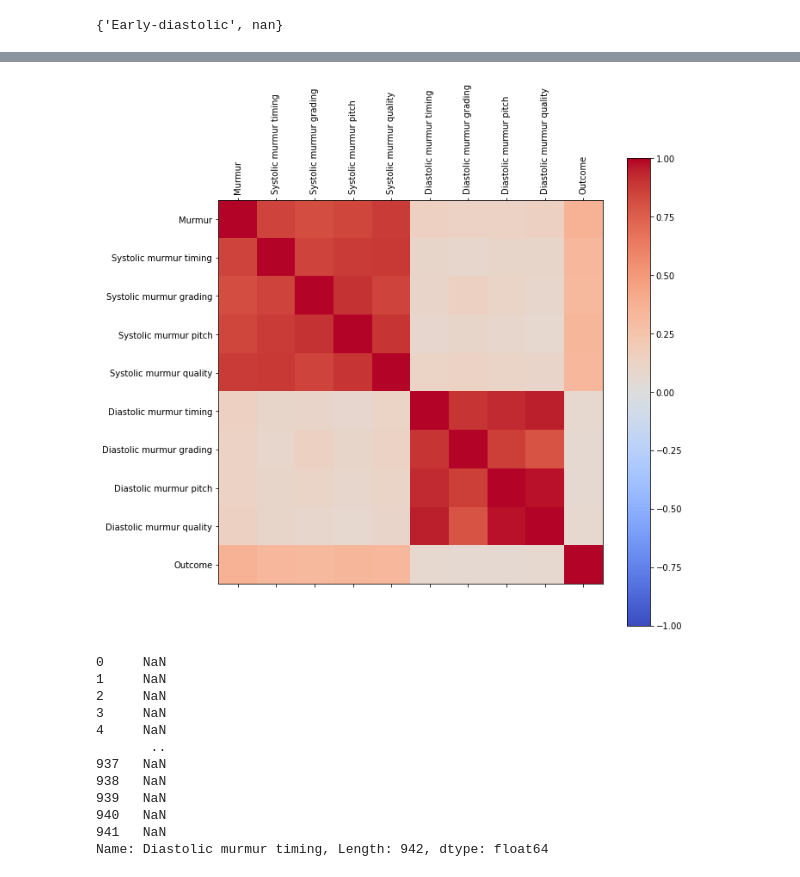
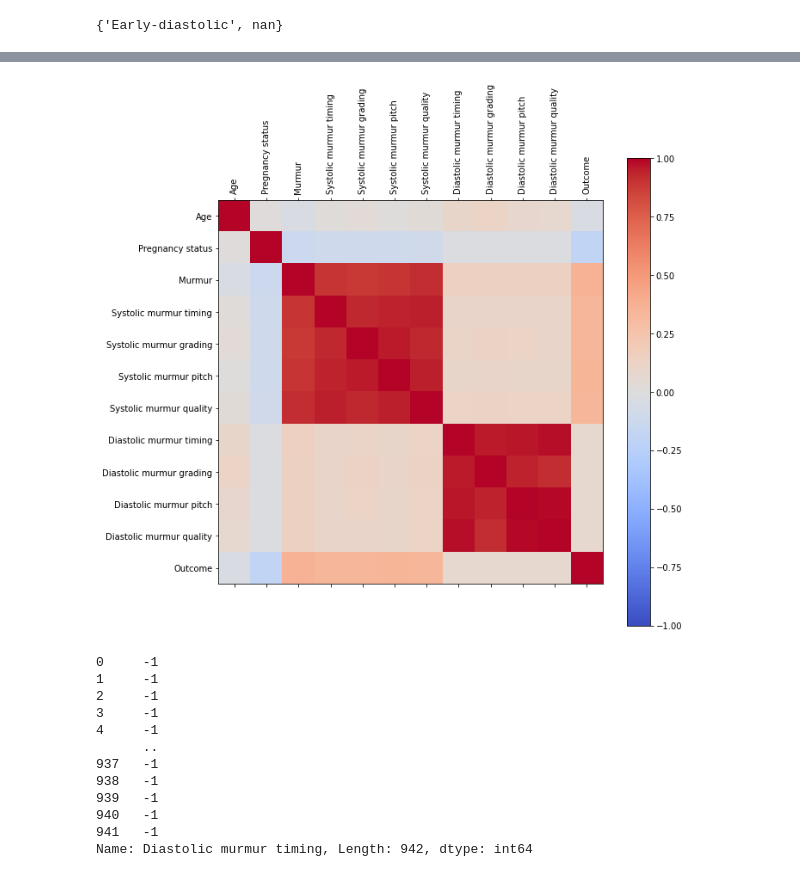
Before and after one commit to sharinkan/HeartDiseasePrediction, a Jupyter notebook: EDA/notebooks/EDA_Weijie.ipynb, the cells around one changed output, grey strips where cells are left out. Saved outputs shown, nothing was run; the diff lists cells and outputs as text; code cells hidden in the pictures.

```diff
--- a/EDA/notebooks/EDA_Weijie.ipynb
+++ b/EDA/notebooks/EDA_Weijie.ipynb
@@ -264,5 +270,5 @@ plt.show()
 
 
 
-data = pd.read_csv(DATASET_FOLDER / "training_data.csv")
+data_original = pd.read_csv(DATASET_FOLDER / "training_data.csv")
 # %%
@@ -272,67 +335,71 @@ set(list(data['Diastolic murmur timing']))
 # %%
+data = data_original.copy(deep=True)
+
+
+# As for now , height and weight is not included for the reason of age group & sex
 mappings = {
-    'Murmur': {"Present": 1, "Absent": -1, "Unknown": 0, np.nan: 0},
-#     'Murmur locations': {"PV": 1, "TV": 2, "AV": 3, "MV": 4, "Phc": 5, "Unknown": 0, np.nan: 0},
-#     'Most audible location': {"PV": 1, "TV": 2, "AV": 3, "MV": 4, "Phc": 5, "Unknown": 0, np.nan: 0},
-    'Systolic murmur timing': {"Early-systolic": 1, "Holosystolic": 2, "Late-systolic": 3, "Mid-systolic": 4, "Unknown": 0, np.nan: 0},
-#     'Systolic murmur shape': {"Crescendo": 1, "Decrescendo": 2, "Diamond": 3, "Plateau": 4, "Unknown": 0, np.nan: 0},
-    'Systolic murmur grading': {"I/VI": 1, "II/VI": 2, "III/VI": 3, "Unknown": 0, np.nan: 0},
-    'Systolic murmur pitch': {"Low": 1, "Medium": 2, "High": 3, "Unknown": 0, np.nan: 0},
-    'Systolic murmur quality': {"Blowing": 1, "Harsh": 2, "Musical": 3, "Unknown": 0, np.nan: 0},
-    'Diastolic murmur timing': {"Early-diastolic": 1, "Holodiastolic": 2, "Mid-diastolic": 3, np.nan: 0},
-#     'Diastolic murmur shape': {"Decrescendo": 1, "Plateau": 2, "Unknown": 0, np.nan: 0},
-    'Diastolic murmur grading': {"I/IV": 1, "II/IV": 2, "III/IV": 3, "Unknown": 0, np.nan: 0},
-    'Diastolic murmur pitch': {"Low": 1, "Medium": 2, "High": 3, "Unknown": 0, np.nan: 0},
-    'Diastolic murmur quality': {"Blowing": 1, "Harsh": 2, "Unknown": 0, np.nan: 0},
-    "Outcome": {"Normal": 0, "Abnormal": 1, np.nan: 0}
+    "Age" : {'Adolescent' : (18+12)/2, np.nan : 6.1, 'Neonate' : (27+0)/(2*365),
+             'Child' : (11+1)/2, 'Infant' :(365+27)/(2*365)}, # I'm doing this mean age of each group
+    "Pregnancy status" : {False : -1, True : 1},
+    'Murmur': {"Present": 1, "Absent": -1, "Unknown": 0},
+    'Systolic murmur timing': {"Early-systolic": 1, "Holosystolic": 2, "Late-systolic": 3,
+                               "Mid-systolic": 4, np.nan: -1},
+    'Systolic murmur grading': {"I/VI": 1, "II/VI": 2, "III/VI": 3, np.nan: -1},
+    'Systolic murmur pitch': {"Low": 1, "Medium": 2, "High": 3, np.nan: -1},
+    'Systolic murmur quality': {"Blowing": 1, "Harsh": 2, "Musical": 3, np.nan: -1},
+    'Diastolic murmur timing': {"Early-diastolic": 1, "Holodiastolic": 2, "Mid-diastolic": 3, np.nan: -1},
+    'Diastolic murmur grading': {"I/IV": 1, "II/IV": 2, "III/IV": 3, np.nan: -1},
+    'Diastolic murmur pitch': {"Low": 1, "Medium": 2, "High": 3, np.nan: -1},
+    'Diastolic murmur quality': {"Blowing": 1, "Harsh": 2, np.nan: -1},
+    "Outcome": {"Normal": -1, "Abnormal": 1}
 }
 
 all_fields = list(mappings.keys())
 
 
 
 
 for column, mapping in mappings.items():
     data[column] = data[column].map(mapping)
 
 
 # Calculate the correlation matrix for the selected columns
 correlation_matrix = data[all_fields].corr()
 
 # Create a figure and axis
 fig, ax = plt.subplots(figsize=(10, 10))
 
 # Create the correlation matrix heatmap
 cax = ax.matshow(correlation_matrix, cmap='coolwarm', vmin=-1, vmax=1)
 
 # Set the x and y tick labels
 ax.set_xticks(range(len(all_fields)))
 ax.set_yticks(range(len(all_fields)))
 ax.set_xticklabels(all_fields, rotation=90)
 ax.set_yticklabels(all_fields)
 
 # Add a colorbar
 fig.colorbar(cax)
 
 # Show the plot
 plt.show()
 # %% [output]
-[figure, old version]
+[figure, new version]
 # %%
 data["Diastolic murmur timing"]
 # %% [output]
-0     NaN
-1     NaN
-2     NaN
-3     NaN
-4     NaN
-       ..
-937   NaN
-938   NaN
-939   NaN
-940   NaN
-941   NaN
-Name: Diastolic murmur timing, Length: 942, dtype: float64
+0     -1
+1     -1
+2     -1
+3     -1
+4     -1
+      ..
+937   -1
+938   -1
+939   -1
+940   -1
+941   -1
+Name: Diastolic murmur timing, Length: 942, dtype: int64
 # %%
 import gc
 # %%
```
Also changed, not shown: parts of 10 cells of this notebook.
